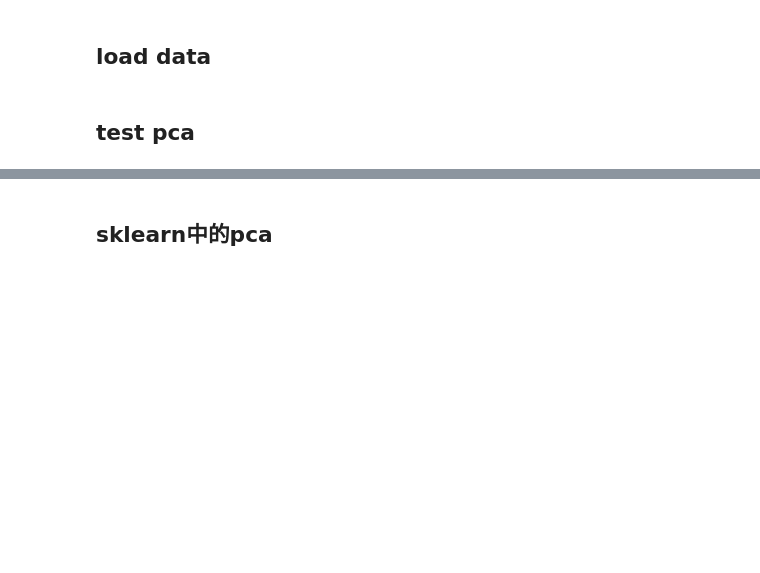
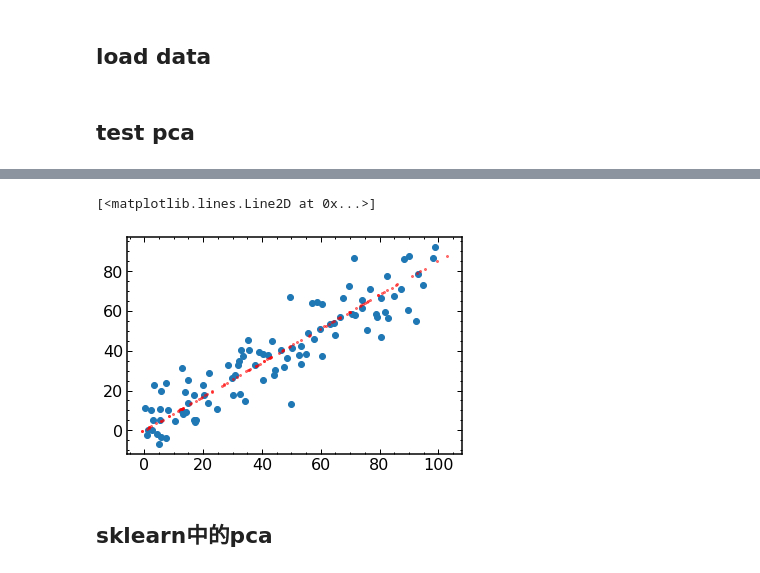
Before and after one commit to litterel/machine-learning, a Jupyter notebook: pca.ipynb, the cells around one changed output, grey strips where cells are left out. Cells and saved outputs as stored; diff of their text form; code cells hidden in the pictures; blank space fills up the shorter version.

```diff
--- a/pca.ipynb
+++ b/pca.ipynb
@@ -124,3 +143,14 @@ plt.ylim([-50,50])
+# %%
+test_pca.fit(X)
+
+X_p = test_pca.transform(X)
+X_s = test_pca.inverse_transform(X_p)
+
+plt.scatter(X[:,0],X[:,1])
+plt.plot(X_s[:,0],X_s[:,1],'ro',alpha=0.5,ms=2)
+# %% [output]
+[<matplotlib.lines.Line2D at 0x...>]
+[figure, added]
 # %% [markdown]
 ## sklearn中的pca
 # %%
```
Also changed, not shown: parts of 19 cells of this notebook, 2 other files.
